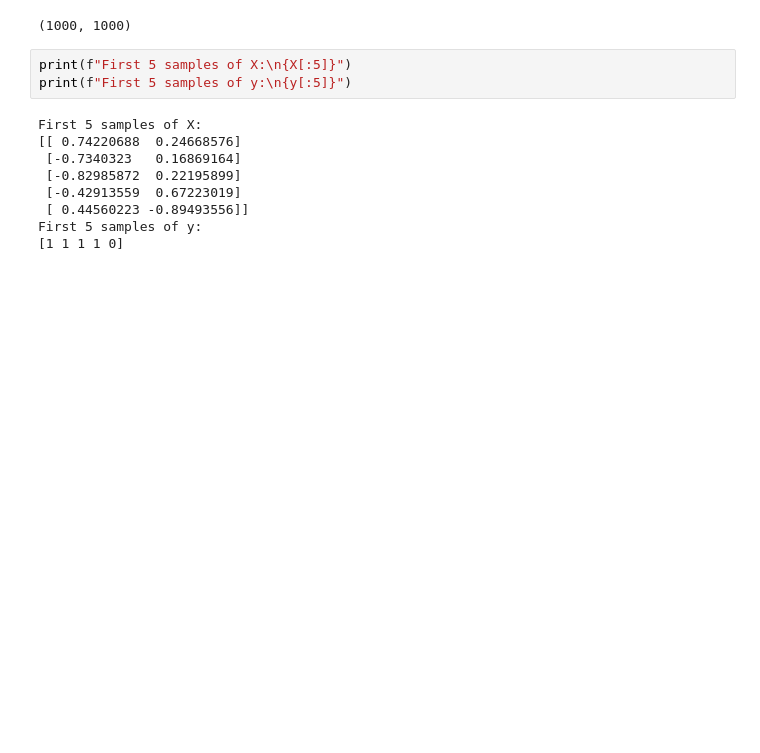
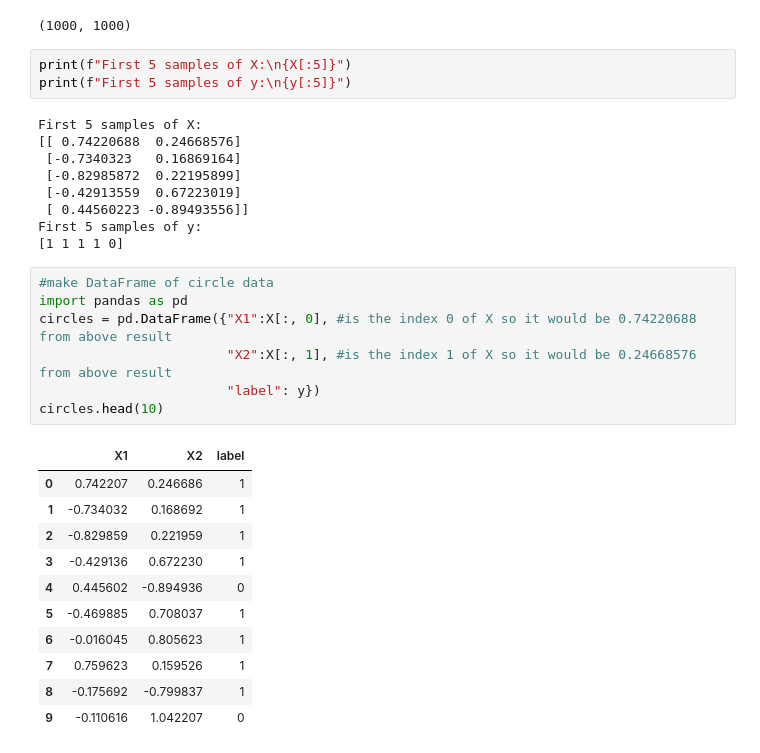
Before and after one commit to harsh24895/pyTorch, a Jupyter notebook: 2_Pytorch_classification.ipynb, the cells around one changed output. Drawn from its saved outputs; the diff is of its cells as text; blank space fills up the shorter version.

```diff
--- a/2_Pytorch_classification.ipynb
+++ b/2_Pytorch_classification.ipynb
@@ -34,3 +32,22 @@ First 5 samples of X:
  [ 0.44560223 -0.89493556]]
 First 5 samples of y:
 [1 1 1 1 0]
+# %%
+#make DataFrame of circle data
+import pandas as pd
+circles = pd.DataFrame({"X1":X[:, 0], #is the index 0 of X so it would be 0.74220688 from above result
+                        "X2":X[:, 1], #is the index 1 of X so it would be 0.24668576 from above result
+                        "label": y})
+circles.head(10)
+# %% [output]
+|  | X1 | X2 | label |
+| 0 | 0.742207 | 0.246686 | 1 |
+| 1 | -0.734032 | 0.168692 | 1 |
+| 2 | -0.829859 | 0.221959 | 1 |
+| 3 | -0.429136 | 0.672230 | 1 |
+| 4 | 0.445602 | -0.894936 | 0 |
+| 5 | -0.469885 | 0.708037 | 1 |
+| 6 | -0.016045 | 0.805623 | 1 |
+| 7 | 0.759623 | 0.159526 | 1 |
+| 8 | -0.175692 | -0.799837 | 1 |
+| 9 | -0.110616 | 1.042207 | 0 |
```
Also changed, not shown: parts of 4 cells of this notebook.
